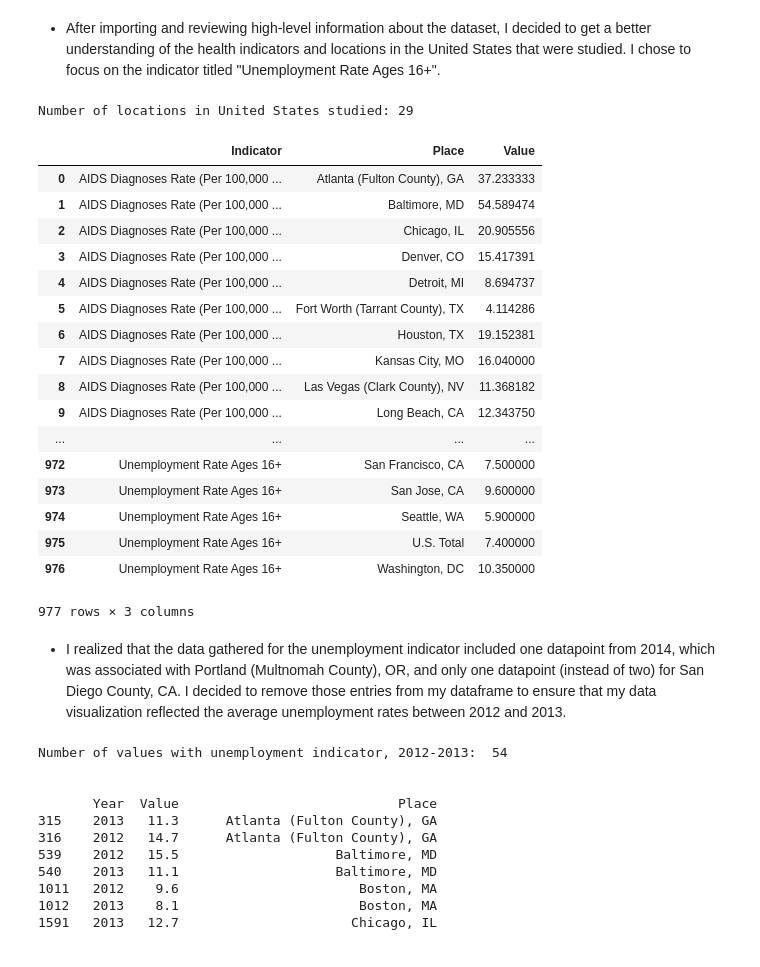
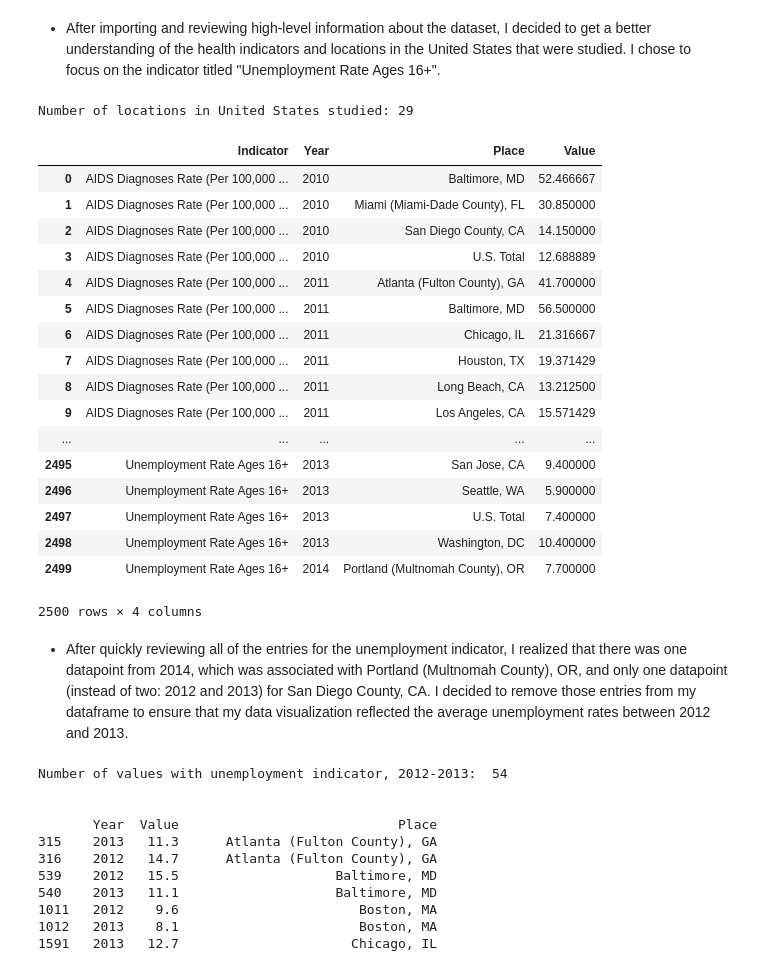
Before and after one commit to elakew/bigcity_health, a Jupyter notebook: health_data.ipynb, the cells around one changed output. Drawn from its saved outputs; the diff is of its cells as text; code cells hidden in the pictures.

```diff
--- a/health_data.ipynb
+++ b/health_data.ipynb
@@ -42,29 +42,29 @@ memory usage: 1.1+ MB
 # %%
 place = health['Place'].nunique()
 print("Number of locations in United States studied:", place)
-health.groupby(['Indicator', 'Place']).Value.mean().reset_index()
+health.groupby(['Indicator', 'Year', 'Place'])['Value'].mean().reset_index()
 # %% [output]
 Number of locations in United States studied: 29
-|  | Indicator | Place | Value |
-| 0 | AIDS Diagnoses Rate (Per 100,000 ... | Atlanta (Fulton County), GA | 37.233333 |
-| 1 | AIDS Diagnoses Rate (Per 100,000 ... | Baltimore, MD | 54.589474 |
-| 2 | AIDS Diagnoses Rate (Per 100,000 ... | Chicago, IL | 20.905556 |
-| 3 | AIDS Diagnoses Rate (Per 100,000 ... | Denver, CO | 15.417391 |
-| 4 | AIDS Diagnoses Rate (Per 100,000 ... | Detroit, MI | 8.694737 |
-| 5 | AIDS Diagnoses Rate (Per 100,000 ... | Fort Worth (Tarrant County), TX | 4.114286 |
-| 6 | AIDS Diagnoses Rate (Per 100,000 ... | Houston, TX | 19.152381 |
-| 7 | AIDS Diagnoses Rate (Per 100,000 ... | Kansas City, MO | 16.040000 |
-| 8 | AIDS Diagnoses Rate (Per 100,000 ... | Las Vegas (Clark County), NV | 11.368182 |
-| 9 | AIDS Diagnoses Rate (Per 100,000 ... | Long Beach, CA | 12.343750 |
-| ... | ... | ... | ... |
-| 972 | Unemployment Rate Ages 16+ | San Francisco, CA | 7.500000 |
-| 973 | Unemployment Rate Ages 16+ | San Jose, CA | 9.600000 |
-| 974 | Unemployment Rate Ages 16+ | Seattle, WA | 5.900000 |
-| 975 | Unemployment Rate Ages 16+ | U.S. Total | 7.400000 |
-| 976 | Unemployment Rate Ages 16+ | Washington, DC | 10.350000 |
+|  | Indicator | Year | Place | Value |
+| 0 | AIDS Diagnoses Rate (Per 100,000 ... | 2010 | Baltimore, MD | 52.466667 |
+| 1 | AIDS Diagnoses Rate (Per 100,000 ... | 2010 | Miami (Miami-Dade County), FL | 30.850000 |
+| 2 | AIDS Diagnoses Rate (Per 100,000 ... | 2010 | San Diego County, CA | 14.150000 |
+| 3 | AIDS Diagnoses Rate (Per 100,000 ... | 2010 | U.S. Total | 12.688889 |
+| 4 | AIDS Diagnoses Rate (Per 100,000 ... | 2011 | Atlanta (Fulton County), GA | 41.700000 |
+| 5 | AIDS Diagnoses Rate (Per 100,000 ... | 2011 | Baltimore, MD | 56.500000 |
+| 6 | AIDS Diagnoses Rate (Per 100,000 ... | 2011 | Chicago, IL | 21.316667 |
+| 7 | AIDS Diagnoses Rate (Per 100,000 ... | 2011 | Houston, TX | 19.371429 |
+| 8 | AIDS Diagnoses Rate (Per 100,000 ... | 2011 | Long Beach, CA | 13.212500 |
+| 9 | AIDS Diagnoses Rate (Per 100,000 ... | 2011 | Los Angeles, CA | 15.571429 |
+| ... | ... | ... | ... | ... |
+| 2495 | Unemployment Rate Ages 16+ | 2013 | San Jose, CA | 9.400000 |
+| 2496 | Unemployment Rate Ages 16+ | 2013 | Seattle, WA | 5.900000 |
+| 2497 | Unemployment Rate Ages 16+ | 2013 | U.S. Total | 7.400000 |
+| 2498 | Unemployment Rate Ages 16+ | 2013 | Washington, DC | 10.400000 |
+| 2499 | Unemployment Rate Ages 16+ | 2014 | Portland (Multnomah County), OR | 7.700000 |
-977 rows × 3 columns
+2500 rows × 4 columns
 # %% [markdown]
-* I realized that the data gathered for the unemployment indicator included one datapoint from 2014, which was associated with Portland (Multnomah County), OR, and only one datapoint (instead of two) for San Diego County, CA. I decided to remove those entries from my dataframe to ensure that my data visualization reflected the average unemployment rates between 2012 and 2013.
+* After quickly reviewing all of the entries for the unemployment indicator, I realized that there was one datapoint from 2014, which was associated with Portland (Multnomah County), OR, and only one datapoint (instead of two: 2012 and 2013) for San Diego County, CA. I decided to remove those entries from my dataframe to ensure that my data visualization reflected the average unemployment rates between 2012 and 2013.
 # %%
 unemployment = health[(health['Indicator'] == 'Unemployment Rate Ages 16+') & (health['Gender'] == "Both") & (health['Place'] != 'San Diego County, CA') & (health['Year'] != '2014')]
 print("Number of values with unemployment indicator, 2012-2013: ", len(unemployment))
```
Also changed, not shown: parts of 1 cell of this notebook.
